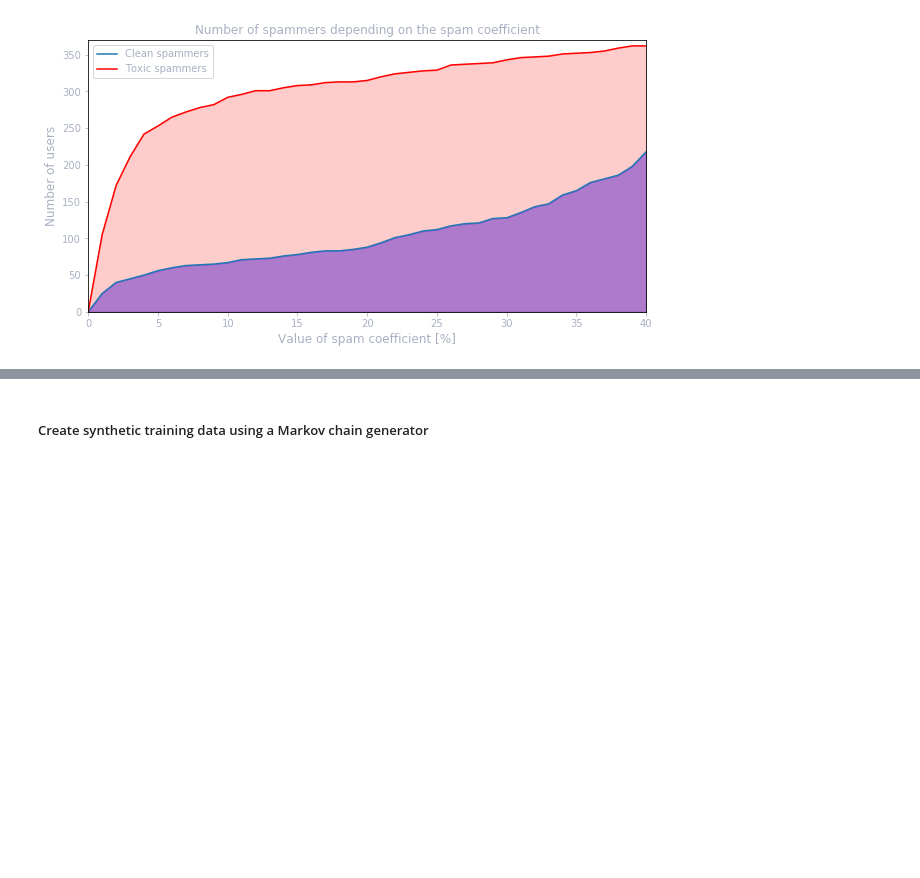
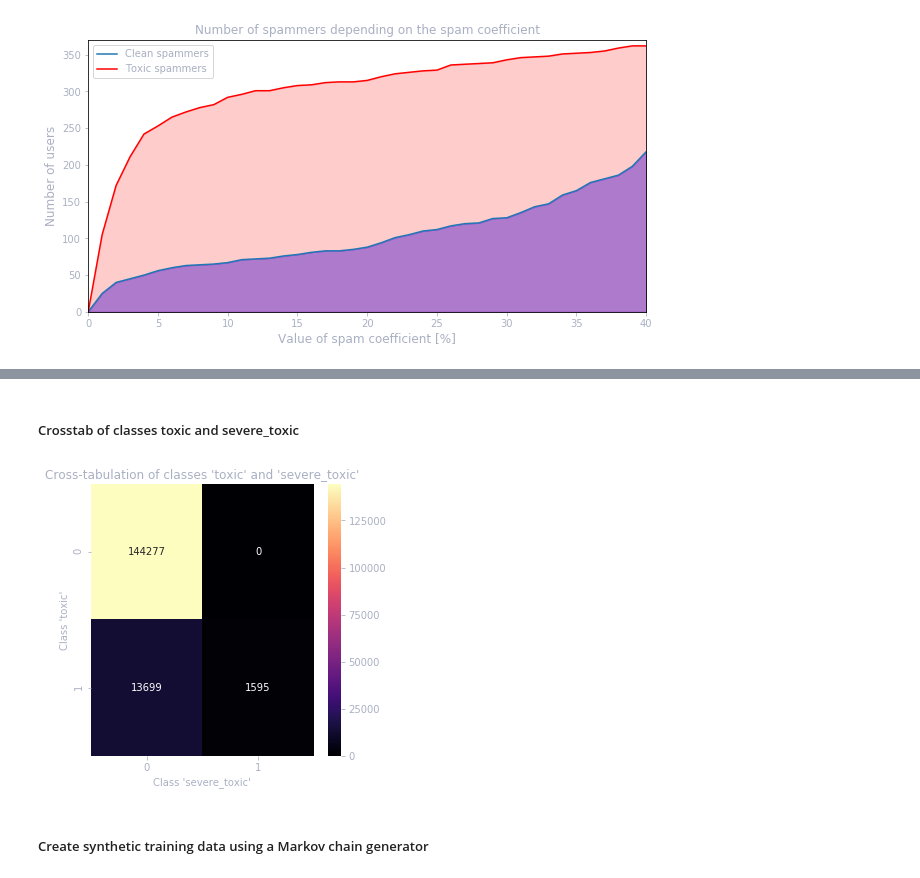
Before and after one commit to zistabar/detox, a Jupyter notebook: notebooks/Detox.ipynb, the cells around one changed output, grey strips where cells are left out. Drawn from its saved outputs; the diff is of its cells as text; code cells hidden in the pictures; blank space fills up the shorter version.

Commit message:
Add crosstab

```diff
--- a/notebooks/Detox.ipynb
+++ b/notebooks/Detox.ipynb
@@ -361,3 +365,18 @@ Sample toxic spam:
+# %% [markdown]
+##### Crosstab of classes toxic and severe_toxic
+# %%
+crosstab = pd.crosstab(train_extended['toxic'], train_extended['severe_toxic'])
+
+df_cm = pd.DataFrame(crosstab, index = [i for i in ['No', 'Yes']], columns = [i for i in ['No', 'Yes']])
+plt.figure(figsize = (5, 5))
+ax = plt.axes()
+sns_plot = sns.heatmap(crosstab, annot=True, cmap='magma', fmt='g')
+ax.set_title('Cross-tabulation of classes \'toxic\' and \'severe_toxic\'')
+ax.set_ylabel('Class \'toxic\'')
+ax.set_xlabel('Class \'severe_toxic\'')
+plt.show()
+# %% [output]
+[figure, added]
 # %% [markdown]
 ##### Create synthetic training data using a Markov chain generator
 # %%
```
Also changed, not shown: parts of 4 cells of this notebook.
